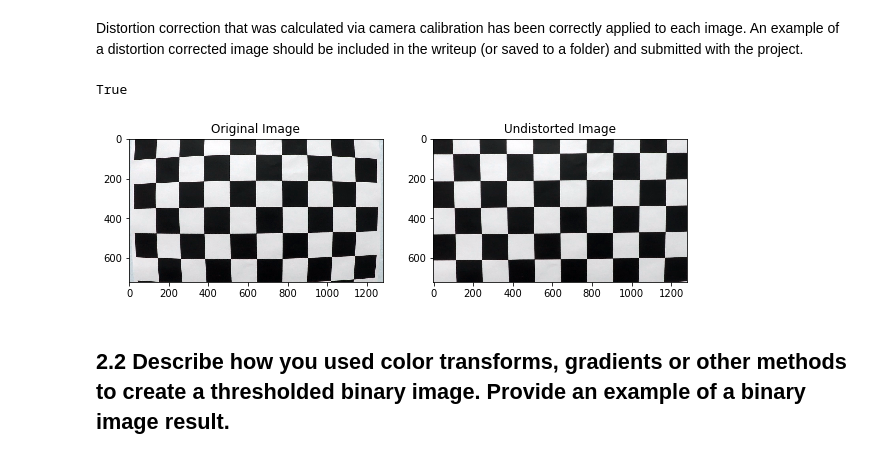
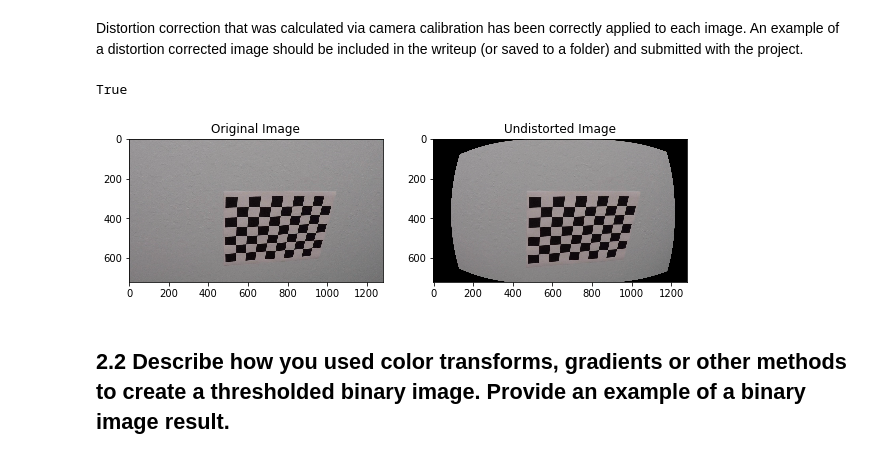
Before and after one commit to mgdreamingstar/CarND-Advanced-Lane-Lines, a Jupyter notebook: Advance-Lane-Lines.ipynb, the cells around one changed output. Cells and saved outputs as stored; diff of their text form; code cells hidden in the pictures.

```diff
--- a/Advance-Lane-Lines.ipynb
+++ b/Advance-Lane-Lines.ipynb
@@ -126,27 +130,27 @@ def undistortion6(img_path):
 # %%
 %matplotlib inline
-image = glob.glob(r'.\camera_cal\*.jpg')[0]
+image = glob.glob(r'.\camera_cal\*.jpg')[1]
 camera_cal_dir = os.path.abspath(r'.\output_images\distortion-corrected.jpg')
 
 # 给的图片可能会只有5行
 def undistortion5and6(image):
     try:
         undist_image, mtx, dist = undistortion5(image)
     except:
         undist_image, mtx, dist = undistortion6(image)
     return undist_image, mtx, dist
 
 
 f, (ax1, ax2) = plt.subplots(1,2,figsize=(10,5))
 ax1.imshow(cv2.imread(image))
 ax1.set_title('Original Image')
-undist_image, a, b = undistortion5and6(image)
+undist_image, a, b = undistortion6(image)
 ax2.imshow(undist_image)
 ax2.set_title('Undistorted Image')
 cv2.imwrite(camera_cal_dir, undist_image)
 # %% [output]
 True
-[figure, old version]
+[figure, new version]
 # %% [markdown]
 ## 2.2 Describe how you used color transforms, gradients or other methods to create a thresholded binary image. Provide an example of a binary image result.
 # %% [markdown]
```
Also changed, not shown: parts of 1 cell of this notebook, 1 other file.
